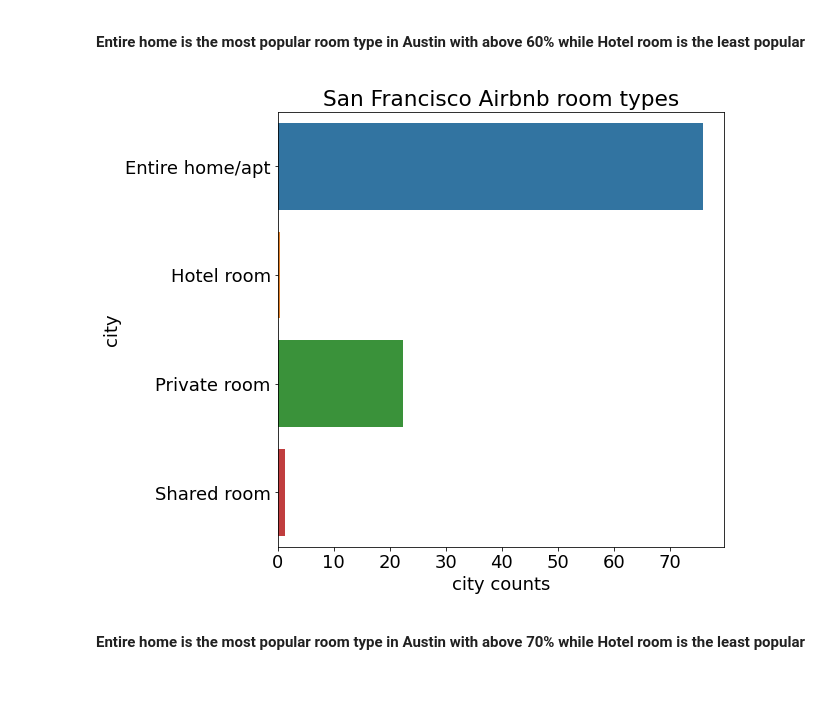
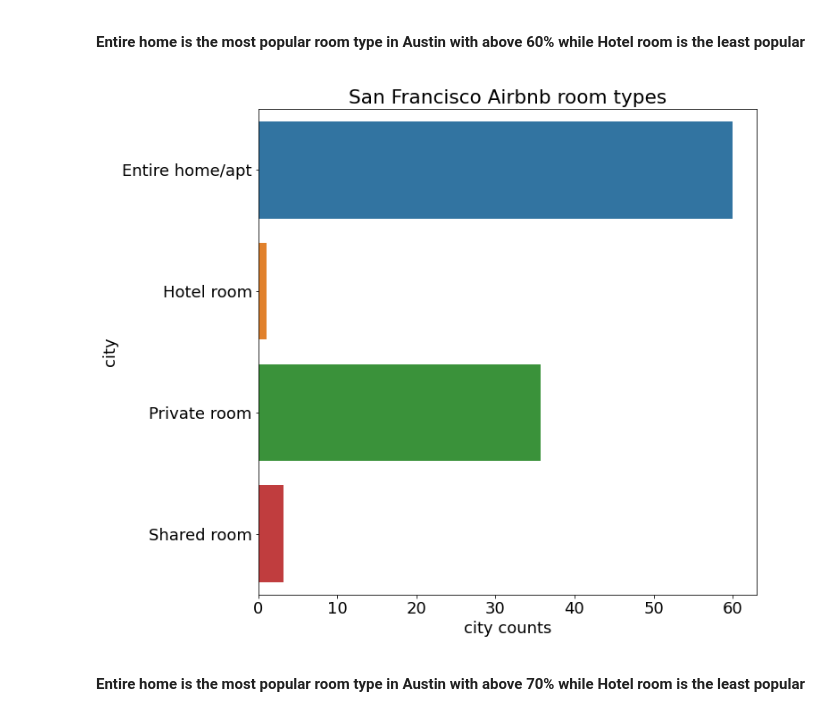
Before and after one commit to imisi-akande/DataScience-With-Airbnb, a Jupyter notebook: CaliforniaTexasAirbnb.ipynb, the cells around one changed output. Cells and saved outputs as stored; diff of their text form; code cells hidden in the pictures; blank space fills up the shorter version.

Commit message:
analyzing data for reviews

```diff
--- a/CaliforniaTexasAirbnb.ipynb
+++ b/CaliforniaTexasAirbnb.ipynb
@@ -1083,7 +1083,7 @@ ax[0].plot(sanfrancisco_calendar_unavail_count['month'], sanfrancisco_calendar_u
 ax[0].legend(loc="upper right", fontsize=35)
 ax[0].set_xlabel('Month', fontsize = 25)
 ax[0].set_ylabel('Number of Airbnb homes', fontsize = 25)
-ax[0].set_title('Trend of Airbnb rentals unavailaible in San Francisco throughout the year', fontsize = 30)
+ax[0].set_title('Trend of Airbnb rentals unavailable in San Francisco throughout the year', fontsize = 30)
 ax[0].tick_params(axis='y', labelcolor='green', labelsize = 25)
 ax[0].tick_params(axis='x', labelsize = 25)
 
@@ -1092,7 +1092,7 @@ ax1 = ax[0].twinx()
 ax1.plot(sanfrancisco_calendar_unavail_count['month'], sanfrancisco_calendar_unavail_mean['average_price'], color='orange', lw = 5, label='Average price($)')
 ax1.legend(loc="lower right", fontsize=35)
 ax1.set_xlabel('Month', fontsize = 25)
-ax1.set_ylabel('Average price per number of unavalaible Airbnb homes', fontsize = 25)
+ax1.set_ylabel('Average price per number of unavailable Airbnb homes', fontsize = 25)
 ax1.tick_params(axis='y', labelcolor='orange', labelsize = 25)
 ax1.tick_params(axis='x', labelsize = 25)
 ax1.grid()
@@ -1102,7 +1102,7 @@ ax[1].plot(austin_calendar_unavail_count['month'], austin_calendar_unavail_count
 ax[1].legend(loc="upper right", fontsize=35)
 ax[1].set_xlabel('Month', fontsize = 25)
 ax[1].set_ylabel('Number of Airbnb homes', fontsize = 25)
-ax[1].set_title('Trend of Airbnb rentals unavailaible in Austin throughout the year', fontsize = 30)
+ax[1].set_title('Trend of Airbnb rentals unavailable in Austin throughout the year', fontsize = 30)
 ax[1].tick_params(axis='y', labelcolor='green', labelsize = 25)
 ax[1].tick_params(axis='x', labelsize = 25)
 
@@ -1111,7 +1111,7 @@ ax2 = ax[1].twinx()
 ax2.plot(austin_calendar_avail_count['month'], austin_calendar_unavail_mean['average_price'], color='orange', label='Average price($)', lw = 5)
 ax2.legend(loc="lower right", fontsize=35)
 ax2.set_xlabel('Month', fontsize = 25)
-ax2.set_ylabel('Average price per number of unavalaible Airbnb homes', fontsize = 25)
+ax2.set_ylabel('Average price per number of unavailable Airbnb homes', fontsize = 25)
 ax2.tick_params(axis='y', labelcolor='orange', labelsize = 25)
 ax2.tick_params(axis='x', labelsize = 25)
 ax2.grid()
@@ -1433,3 +1433,8 @@ popular_rooms_df
 | 1 | Hotel room | 51 | 0.437168 |
 | 2 | Private room | 2609 | 22.364135 |
 | 3 | Shared room | 159 | 1.362935 |
+# %%
+popular_rooms_df_sf =  sf_listings[['room_type', 'city']].groupby('room_type').count().rename(columns={'city':'count'}).reset_index()
+
+popular_rooms_df_sf['%count'] = popular_rooms_df_sf['count']/sum(popular_rooms_df_sf['count']) * 100
+popular_rooms_df_sf
@@ -1448,12 +1459,11 @@ def visualize_popular_room_types(df, col_x, col_y, city):
     Returns:
         Dataframe: a sorted dataframe of cities with the count of its availability per month
     '''
-    df =  df[['room_type', 'city']].groupby('room_type').count().rename(columns={'city':'city_count'}).reset_index()
-    df['%count'] = popular_rooms_df['city_count']/sum(popular_rooms_df['city_count']) * 100
-    ax = sns.barplot(data=popular_rooms_df, x=col_x, y=col_y, ci=None)
+
+    ax = sns.barplot(data=df, x=col_x, y=col_y, ci=None)
     ax.set(xlabel='city counts', ylabel='city')
     ax.set_title('{} Airbnb room types'.format(city))
-    plt.rcParams['figure.figsize']=(8,8)
+    plt.rcParams['figure.figsize']=(10,10)
 
     plt.show()
 # %%
@@ -1467,8 +1477,8 @@ visualize_popular_room_types(auxtin_listings, '%count', 'room_type', 'Austin')
 # %%
 # visualize the popularity of room types San Francisco
 
-visualize_popular_room_types(sf_listings, '%count', 'room_type', 'San Francisco')
+visualize_popular_room_types(popular_rooms_df_sf, '%count', 'room_type', 'San Francisco')
 # %% [output]
-[figure, old version]
+[figure, new version]
 # %% [markdown]
 <b><p>Entire home is the most popular room type in Austin with above 70% while Hotel room is the least popular</p></b>
```
Also changed, not shown: parts of 16 cells of this notebook, 18 other files.
